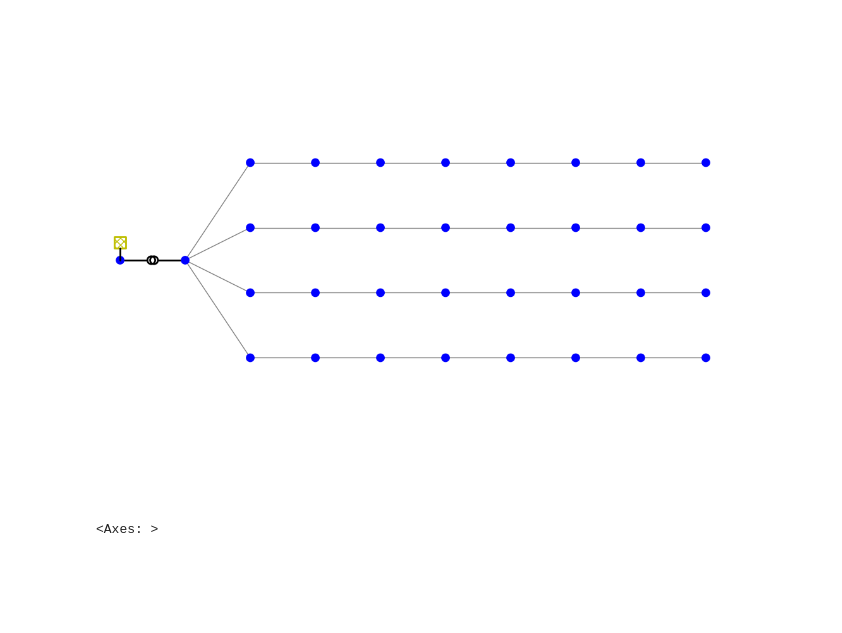
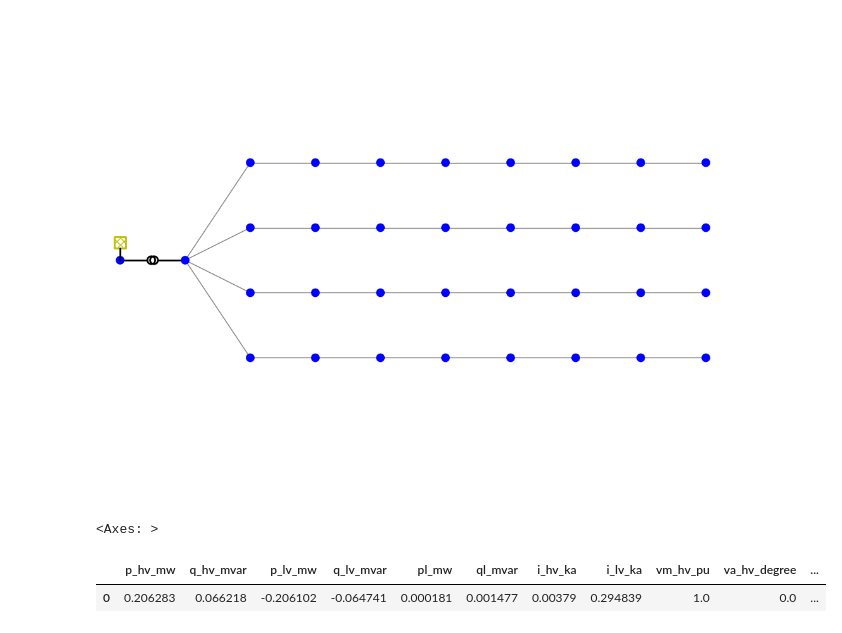
Before and after one commit to williamrodz/GridSimulationAssignment, a Jupyter notebook: AssignmentThreeCode.ipynb, the cells around one changed output. Saved outputs shown, nothing was run; the diff lists cells and outputs as text; code cells hidden in the pictures; blank space fills up the shorter version.

```diff
--- a/AssignmentThreeCode.ipynb
+++ b/AssignmentThreeCode.ipynb
@@ -347,3 +350,8 @@ pp.plotting.simple_plot(net)
 No or insufficient geodata available --> Creating artificial coordinates. This may take some time
 [figure]
 <Axes: >
+# %%
+net.res_trafo
+# %% [output]
+|  | p_hv_mw | q_hv_mvar | p_lv_mw | q_lv_mvar | pl_mw | ql_mvar | i_hv_ka | i_lv_ka | vm_hv_pu | va_hv_degree | ... |
+| 0 | 0.206283 | 0.066218 | -0.206102 | -0.064741 | 0.000181 | 0.001477 | 0.00379 | 0.294839 | 1.0 | 0.0 | ... |
```
Also changed, not shown: parts of 5 cells of this notebook.
